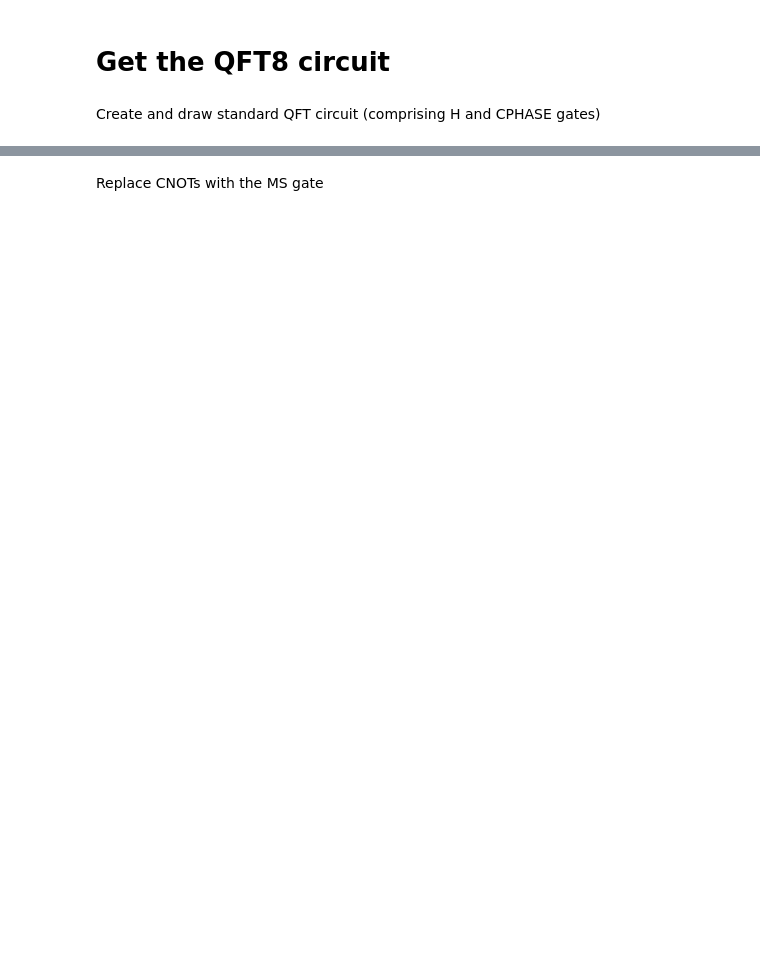
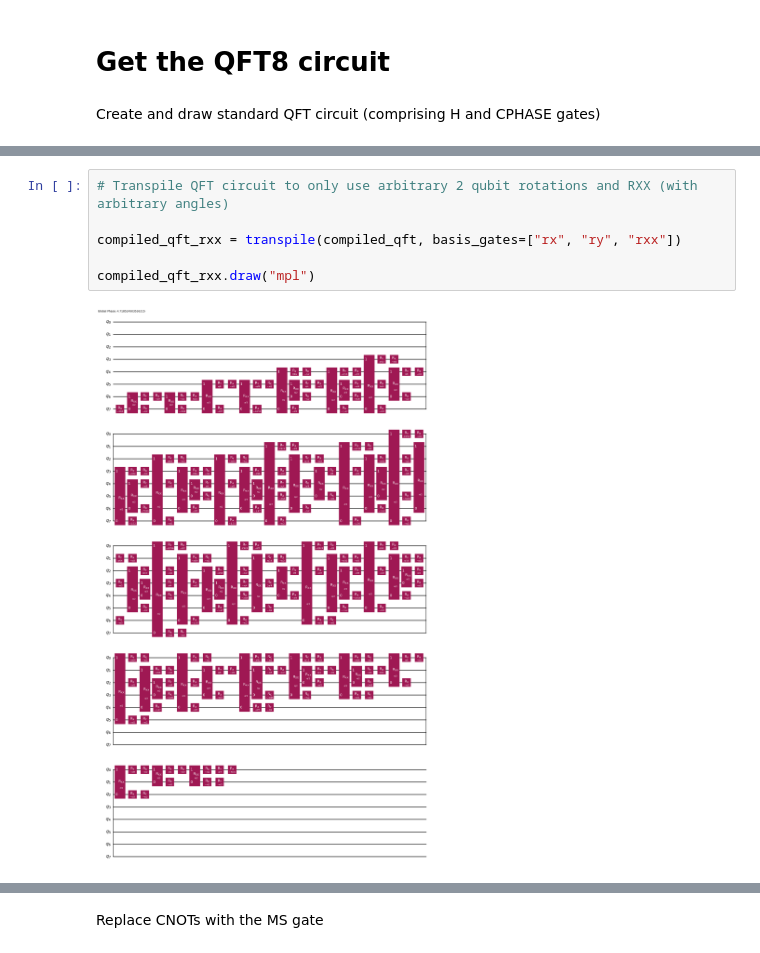
Before and after one commit to mapa21/quantum-hackaton-2025, a Jupyter notebook: qft8_qiskit.ipynb, the cells around one changed output, grey strips where cells are left out. Drawn from its saved outputs; the diff is of its cells as text; blank space fills up the shorter version.

```diff
--- a/qft8_qiskit.ipynb
+++ b/qft8_qiskit.ipynb
@@ -38,0 +92,8 @@ compiled_qft.draw("mpl")
+# %%
+# Transpile QFT circuit to only use arbitrary 2 qubit rotations and RXX (with arbitrary angles)
+
+compiled_qft_rxx = transpile(compiled_qft, basis_gates=["rx", "ry", "rxx"])
+
+compiled_qft_rxx.draw("mpl")
+# %% [output]
+[figure, added]
```
Also changed, not shown: parts of 41 cells of this notebook.
